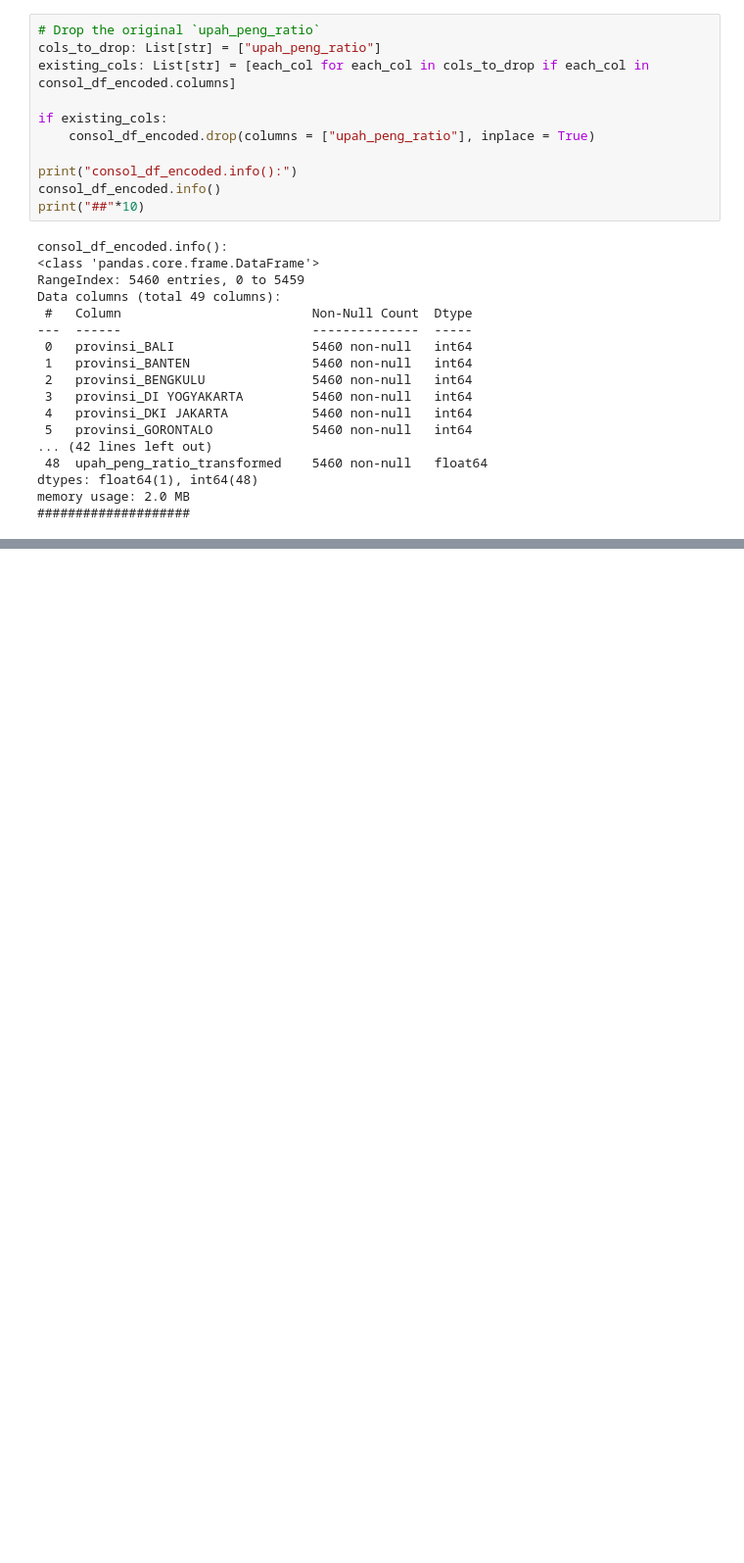
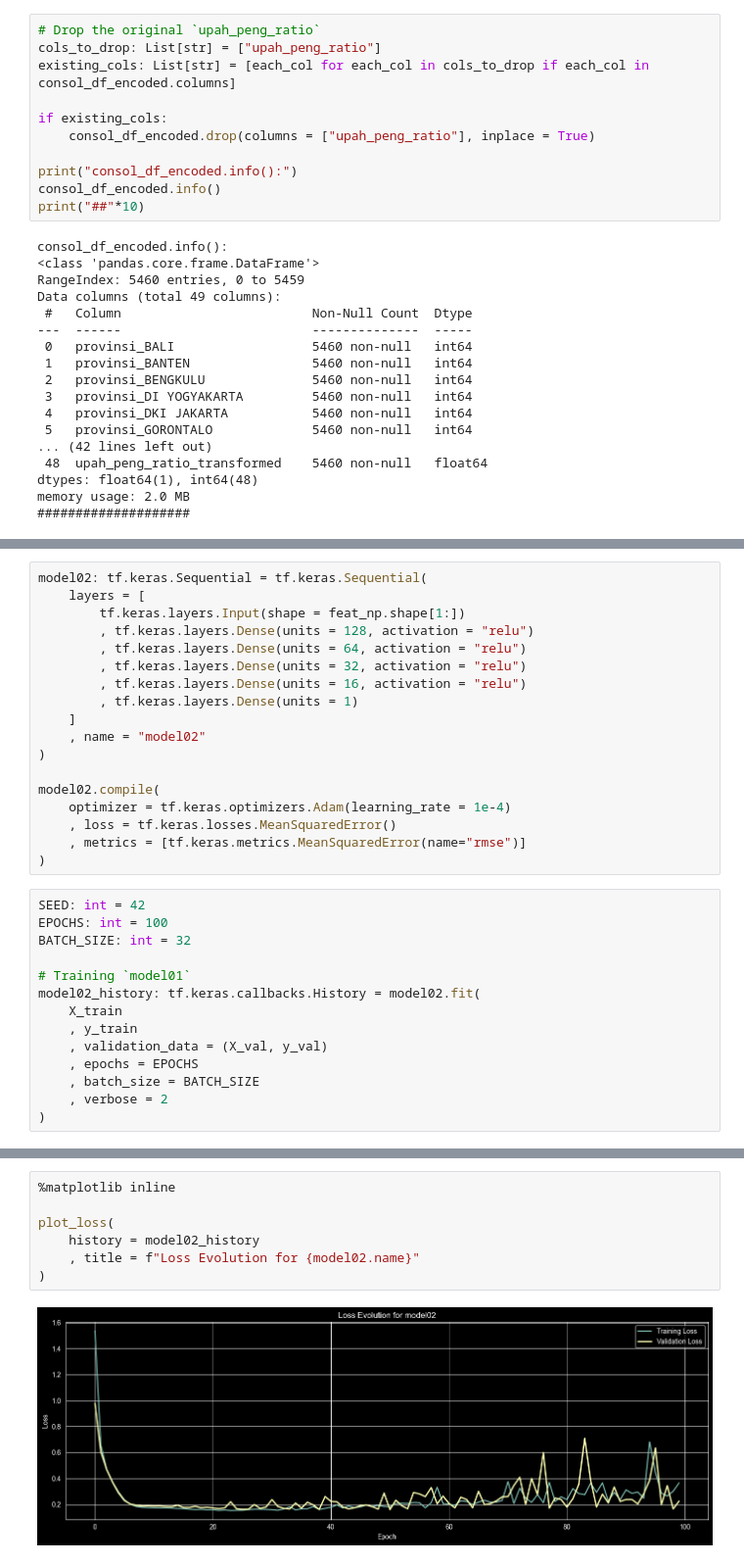
Before and after one commit to i-putu-mahendra-wijaya/mlp_202603_pekerja_sejahtera, a Jupyter notebook: pekerja_sejahtera.ipynb, the cells around one changed output, grey strips where cells are left out. Shown at 98% size. Drawn from its saved outputs; the diff is of its cells as text; blank space fills up the shorter version.

```diff
--- a/pekerja_sejahtera.ipynb
+++ b/pekerja_sejahtera.ipynb
@@ -747,0 +951,32 @@ memory usage: 2.0 MB
+# %%
+model02: tf.keras.Sequential = tf.keras.Sequential(
+    layers = [
+        tf.keras.layers.Input(shape = feat_np.shape[1:])
+        , tf.keras.layers.Dense(units = 128, activation = "relu")
+        , tf.keras.layers.Dense(units = 64, activation = "relu")
+        , tf.keras.layers.Dense(units = 32, activation = "relu")
+        , tf.keras.layers.Dense(units = 16, activation = "relu")
+        , tf.keras.layers.Dense(units = 1)
+    ]
+    , name = "model02"
+)
+
+model02.compile(
+    optimizer = tf.keras.optimizers.Adam(learning_rate = 1e-4)
+    , loss = tf.keras.losses.MeanSquaredError()
+    , metrics = [tf.keras.metrics.MeanSquaredError(name="rmse")]
+)
+# %%
+SEED: int = 42
+EPOCHS: int = 100
+BATCH_SIZE: int = 32
+
+# Training `model01`
+model02_history: tf.keras.callbacks.History = model02.fit(
+    X_train
+    , y_train
+    , validation_data = (X_val, y_val)
+    , epochs = EPOCHS
+    , batch_size = BATCH_SIZE
+    , verbose = 2
+)
@@ -747,0 +1001,9 @@ memory usage: 2.0 MB
+# %%
+%matplotlib inline
+
+plot_loss(
+    history = model02_history
+    , title = f"Loss Evolution for {model02.name}"
+)
+# %% [output]
+[figure, added]
```
Also changed, not shown: parts of 17 cells of this notebook.
